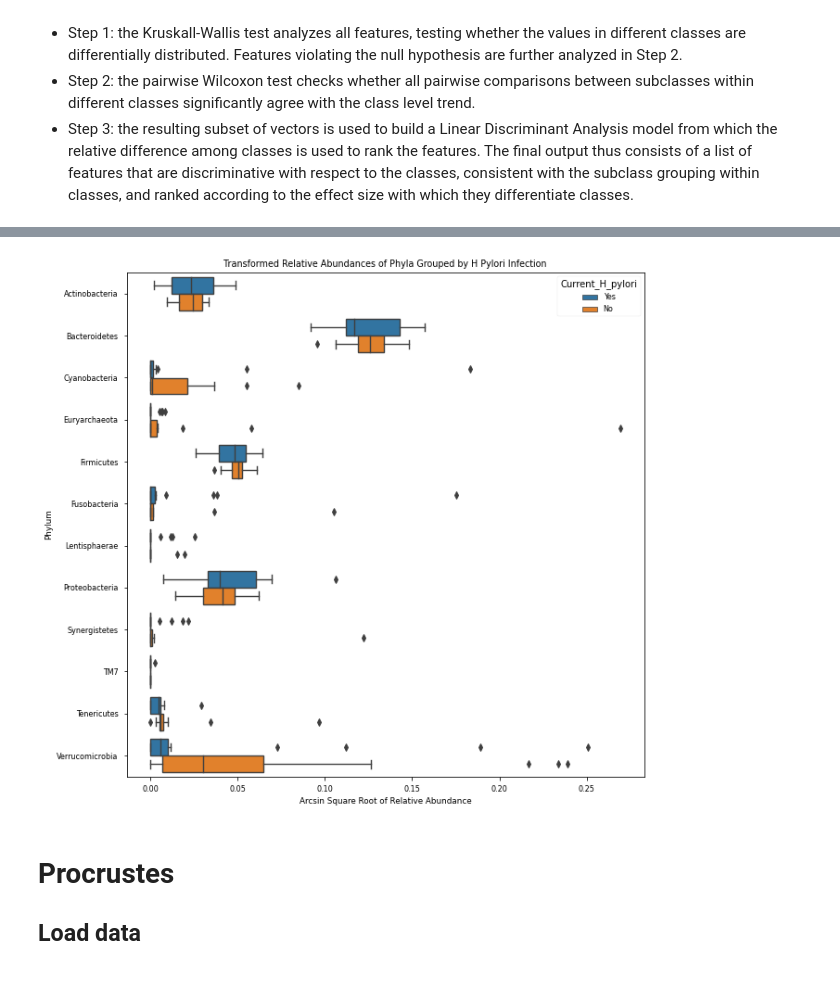
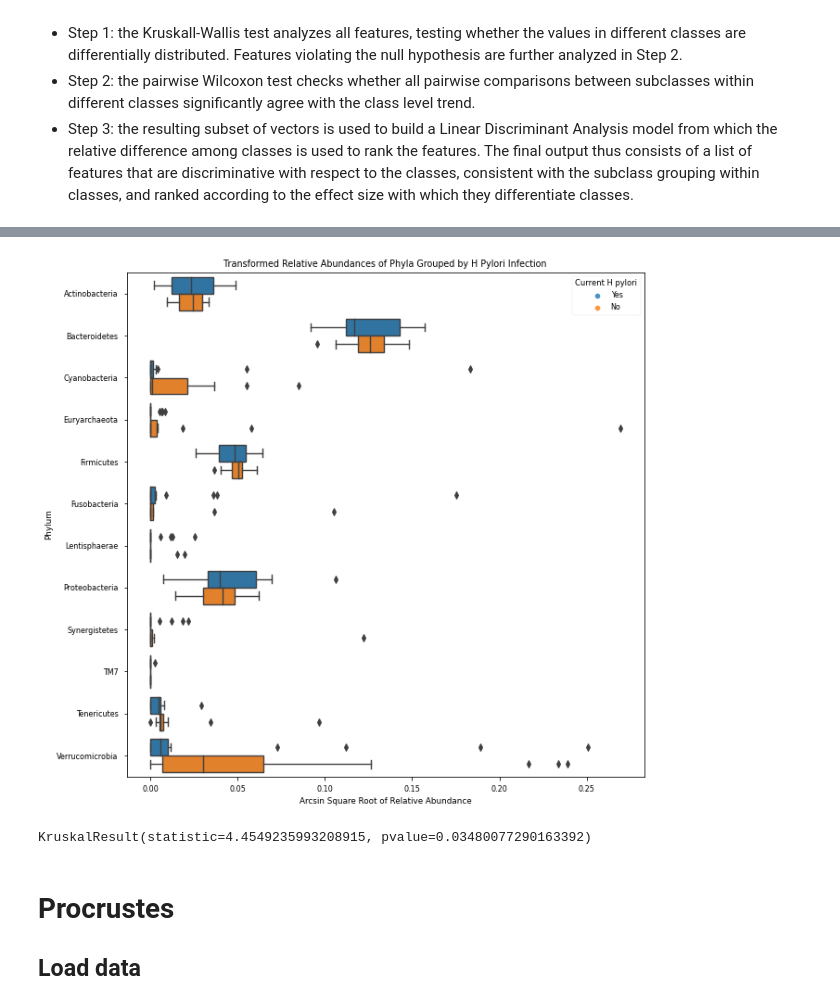
Before and after one commit to sterrettJD/H-pylori-microbiome-analysis, a Jupyter notebook: Supplemental-analyses.ipynb, the cells around one changed output, grey strips where cells are left out. Cells and saved outputs as stored; diff of their text form; code cells hidden in the pictures.

```diff
--- a/Supplemental-analyses.ipynb
+++ b/Supplemental-analyses.ipynb
@@ -940,22 +991,32 @@ taxonly_df.drop('tax_split', inplace=True)
 # %%
 by_phylum = taxonly_df.iloc[:-8,:-3].astype(float).groupby(taxonly_df.loc["Phylum"], axis=1).mean()
 by_phylum = pd.concat([by_phylum, taxonly_df["Current_H_pylori"]], axis=1)
 melted = pd.melt(by_phylum, id_vars="Current_H_pylori")
 melted["arcsin sqrt relative abundance"] = melted["value"].apply(lambda x: np.arcsin(np.sqrt(x)))
 
 ax = sns.boxplot(x="arcsin sqrt relative abundance",
                 y="variable",
                 hue="Current_H_pylori",
                 data=melted[(melted["variable"]!="")&
                             ((melted["Current_H_pylori"]=="Yes") | (melted["Current_H_pylori"]=="No"))],
                 dodge=1)
 
 ax.set_title("Transformed Relative Abundances of Phyla Grouped by H Pylori Infection")
 ax.set_xlabel("Arcsin Square Root of Relative Abundance")
 ax.set_ylabel("Phylum")
+ax.legend(handles, labels, title="Current H pylori", title_fontsize="small")
 plt.gcf().set_size_inches(10,10)
+plt.show()
 # %% [output]
-[figure, old version]
+[figure, new version]
+# %%
+stats.kruskal(by_phylum.loc[by_phylum["Current_H_pylori"]=="Yes",
+                            "Verrucomicrobia"],
+
+               by_phylum.loc[by_phylum["Current_H_pylori"]=="No",
+                            "Verrucomicrobia"])
+# %% [output]
+KruskalResult(statistic=4.4549235993208915, pvalue=0.03480077290163392)
 # %% [markdown]
 # Procrustes
 ## Load data
```
Also changed, not shown: parts of 11 cells of this notebook.
